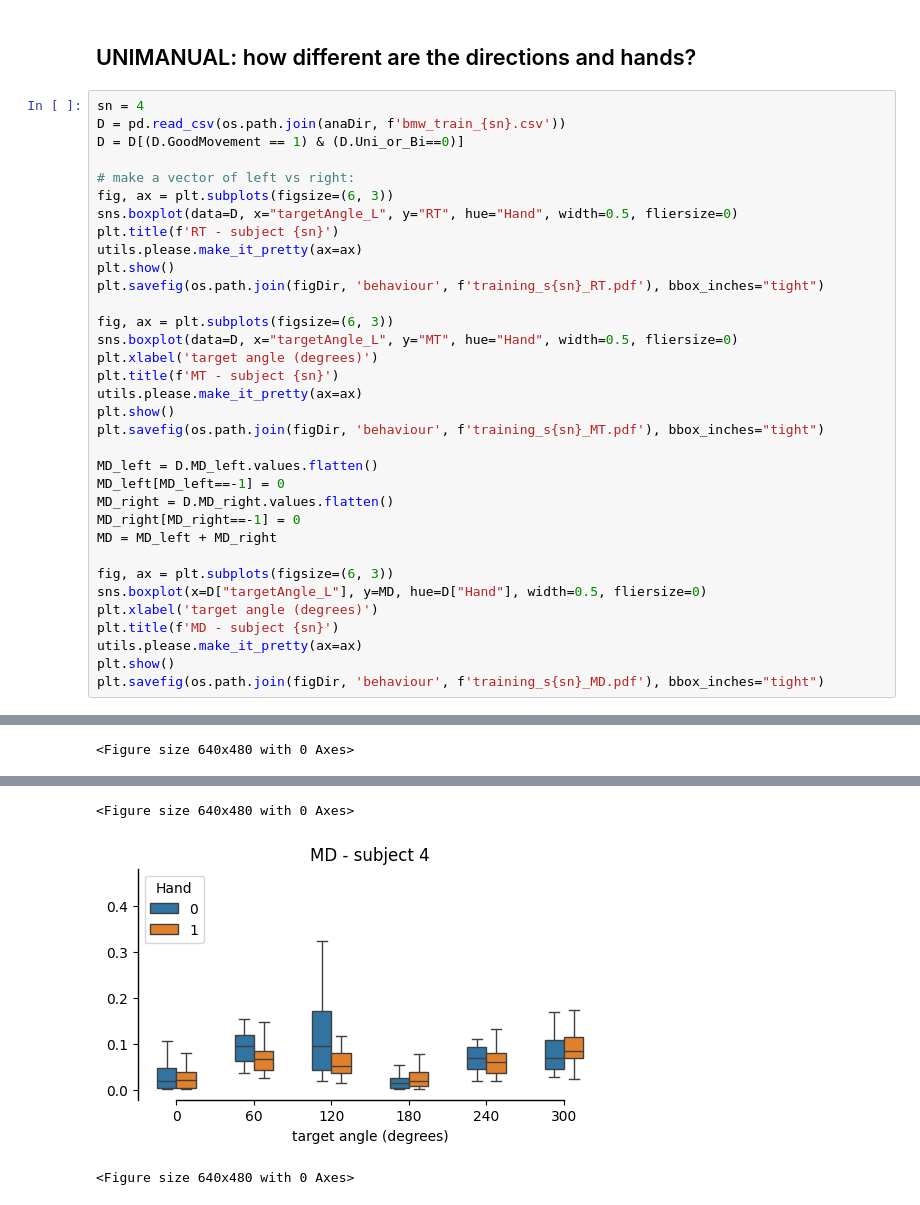
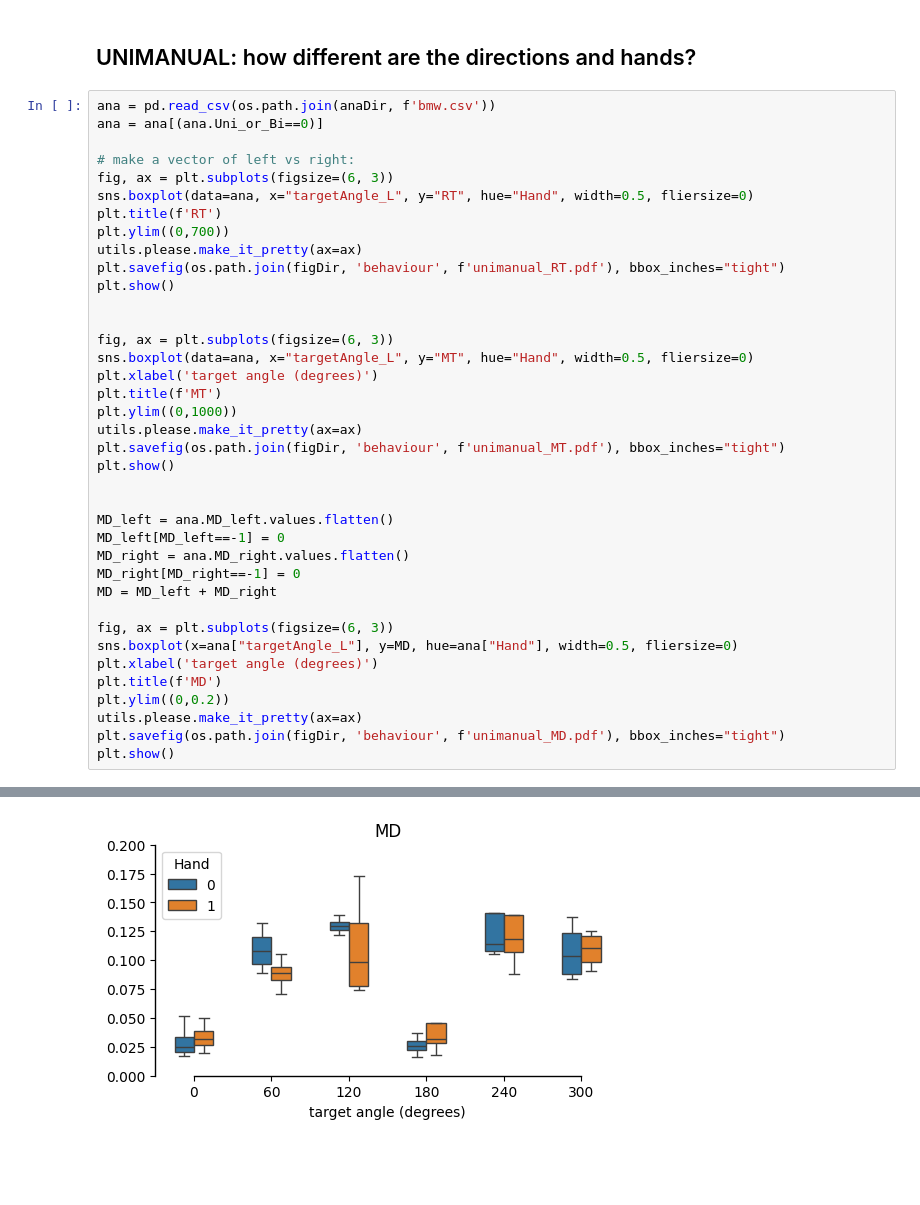
Before and after one commit to alighavam/bimanual_wrist, a Jupyter notebook: bmw_behav_compare.ipynb, the cells around one changed output, grey strips where cells are left out. Saved outputs shown, nothing was run; the diff lists cells and outputs as text; blank space fills up the shorter version.

```diff
--- a/bmw_behav_compare.ipynb
+++ b/bmw_behav_compare.ipynb
@@ -94,37 +94,41 @@ for cond in conds:
 # %% [markdown]
 ## UNIMANUAL: how different are the directions and hands?
 # %%
-sn = 4
-D = pd.read_csv(os.path.join(anaDir, f'bmw_train_{sn}.csv'))
-D = D[(D.GoodMovement == 1) & (D.Uni_or_Bi==0)]
+ana = pd.read_csv(os.path.join(anaDir, f'bmw.csv'))
+ana = ana[(ana.Uni_or_Bi==0)]
 
 # make a vector of left vs right:
 fig, ax = plt.subplots(figsize=(6, 3))
-sns.boxplot(data=D, x="targetAngle_L", y="RT", hue="Hand", width=0.5, fliersize=0)
-plt.title(f'RT - subject {sn}')
+sns.boxplot(data=ana, x="targetAngle_L", y="RT", hue="Hand", width=0.5, fliersize=0)
+plt.title(f'RT')
+plt.ylim((0,700))
 utils.please.make_it_pretty(ax=ax)
+plt.savefig(os.path.join(figDir, 'behaviour', f'unimanual_RT.pdf'), bbox_inches="tight")
 plt.show()
-plt.savefig(os.path.join(figDir, 'behaviour', f'training_s{sn}_RT.pdf'), bbox_inches="tight")
+
 
 fig, ax = plt.subplots(figsize=(6, 3))
-sns.boxplot(data=D, x="targetAngle_L", y="MT", hue="Hand", width=0.5, fliersize=0)
+sns.boxplot(data=ana, x="targetAngle_L", y="MT", hue="Hand", width=0.5, fliersize=0)
 plt.xlabel('target angle (degrees)')
-plt.title(f'MT - subject {sn}')
+plt.title(f'MT')
+plt.ylim((0,1000))
 utils.please.make_it_pretty(ax=ax)
+plt.savefig(os.path.join(figDir, 'behaviour', f'unimanual_MT.pdf'), bbox_inches="tight")
 plt.show()
-plt.savefig(os.path.join(figDir, 'behaviour', f'training_s{sn}_MT.pdf'), bbox_inches="tight")
 
-MD_left = D.MD_left.values.flatten()
+
+MD_left = ana.MD_left.values.flatten()
 MD_left[MD_left==-1] = 0
-MD_right = D.MD_right.values.flatten()
+MD_right = ana.MD_right.values.flatten()
 MD_right[MD_right==-1] = 0
 MD = MD_left + MD_right
 
 fig, ax = plt.subplots(figsize=(6, 3))
-sns.boxplot(x=D["targetAngle_L"], y=MD, hue=D["Hand"], width=0.5, fliersize=0)
+sns.boxplot(x=ana["targetAngle_L"], y=MD, hue=ana["Hand"], width=0.5, fliersize=0)
 plt.xlabel('target angle (degrees)')
-plt.title(f'MD - subject {sn}')
+plt.title(f'MD')
+plt.ylim((0,0.2))
 utils.please.make_it_pretty(ax=ax)
+plt.savefig(os.path.join(figDir, 'behaviour', f'unimanual_MD.pdf'), bbox_inches="tight")
 plt.show()
-plt.savefig(os.path.join(figDir, 'behaviour', f'training_s{sn}_MD.pdf'), bbox_inches="tight")
 # %% [output]
@@ -132 +135,0 @@ plt.savefig(os.path.join(figDir, 'behaviour', f'training_s{sn}_MD.pdf'), bbox_in
-<Figure size 640x480 with 0 Axes>
@@ -134,3 +137 @@ plt.savefig(os.path.join(figDir, 'behaviour', f'training_s{sn}_MD.pdf'), bbox_in
-<Figure size 640x480 with 0 Axes>
-[figure, old version]
+[figure, new version]
-<Figure size 640x480 with 0 Axes>
```
Also changed, not shown: parts of 5 cells of this notebook, 5 other files.
